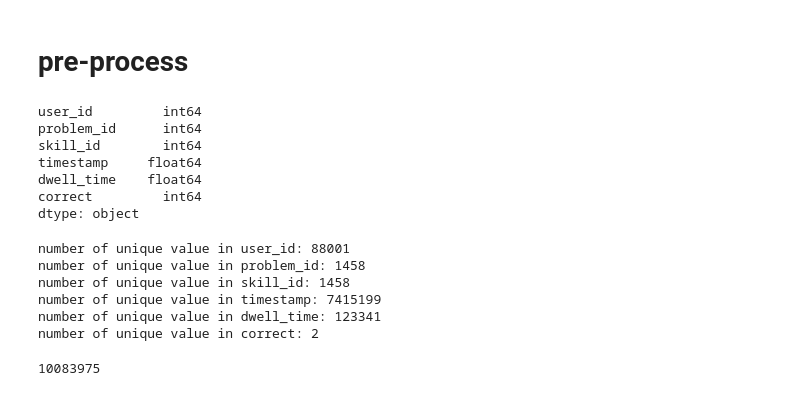
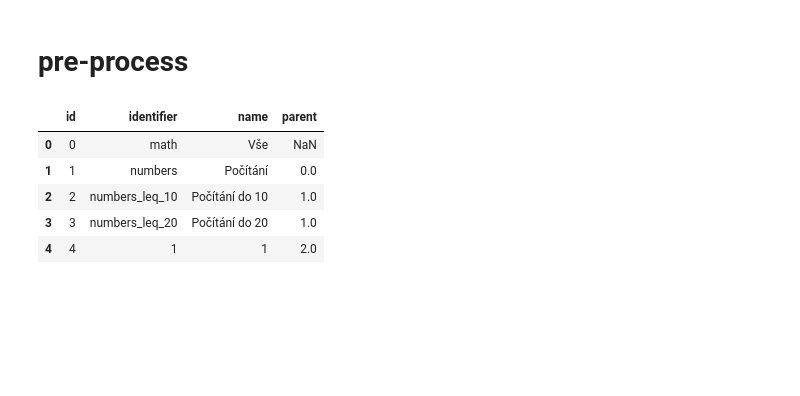
Before and after one commit to mlcolab/psi-kt, a Jupyter notebook: data/preprocess/slepemapy.ipynb, the cells around one changed output. Drawn from its saved outputs; the diff is of its cells as text; code cells hidden in the pictures; blank space fills up the shorter version.

```diff
--- a/data/preprocess/slepemapy.ipynb
+++ b/data/preprocess/slepemapy.ipynb
@@ -19,9 +18,8 @@ from utils import *
 # %%
 prefix = '/mnt/qb/work/mlcolab/hzhou52/kt/slepemapy'
-answer = pd.read_csv(os.path.join(prefix, 'answer.csv'), sep=';')
-answer.head()
-# type: Type of	question: 1)find the given place on	the	map;
-# 2) pick the name for the highlighted place
+log = pd.read_csv(os.path.join(prefix, 'answer.csv'), sep=';')
+log.head()
+# random - 0 for adaptively selected items and 1 randomly selected items
 # %% [output]
 |  | id | user | place_asked | place_answered | type | inserted | response_time | place_map | language | ... |
 | 0 | 2407 | 75 | 131 | NaN | 2 | 2013-09-26 14:45:51 | 8250 | NaN | 0 | ... |
@@ -60,5 +132,33 @@ number of unique value in user: 88001
 # %% [markdown]
 # pre-process
+# %%
+# re-index
+# - skill
+skill_id = list(skill['id'].unique())
+skill_dict = dict(zip(skill_id, range(len(skill_id))))
+skill['id'] = skill['id'].apply(lambda x: skill_dict[x])
+skill['parent'][1:] = skill['parent'][1:].apply(lambda x: skill_dict[x])
+skill.head()
+item['skill'] = item['skill'].apply(lambda x: skill_dict[x])
+item.head()
+
+# - item
+item_id = list(item['id'].unique())
+item_dict = dict(zip(item_id, range(len(item_id))))
+item['id'] = item['id'].apply(lambda x: item_dict[x])
+answer['item'] = answer['item'].apply(lambda x: item_dict[x])
+
+# - student
+stu_id = list(answer['student'].unique())
+stu_dict = dict(zip(stu_id, range(len(stu_id))))
+answer['student'] = answer['student'].apply(lambda x: stu_dict[x])
+# %% [output]
+|  | id | identifier | name | parent |
+| 0 | 0 | math | Vše | NaN |
+| 1 | 1 | numbers | Počítání | 0.0 |
+| 2 | 2 | numbers_leq_10 | Počítání do 10 | 1.0 |
+| 3 | 3 | numbers_leq_20 | Počítání do 20 | 1.0 |
+| 4 | 4 | 1 | 1 | 2.0 |
 # %%
 # create new data
 df = pd.DataFrame(columns=['user_id', 'problem_id', 'skill_id', 'timestamp', 'dwell_time', 'correct'])
@@ -87,12 +171,0 @@ df['user_id'] = df['user_id'].apply(lambda x: stu_dict[x])
-# %%
-# Adujust dtypes
-df = df.astype({'correct': np.float64, 'dwell_time': np.float64, 'timestamp': np.float64})
-df.dtypes
-# %% [output]
-user_id         int64
-problem_id      int64
-skill_id        int64
-timestamp     float64
-dwell_time    float64
-correct         int64
-dtype: object
@@ -102,11 +171,0 @@ df.to_csv(os.path.join(prefix, 'interactions.csv'), sep='\t', index=False)
-# %%
-count_unique(df, list(df.columns))
-len(df)
-# %% [output]
-number of unique value in user_id: 88001
-number of unique value in problem_id: 1458
-number of unique value in skill_id: 1458
-number of unique value in timestamp: 7415199
-number of unique value in dwell_time: 123341
-number of unique value in correct: 2
-10083975
```
Also changed, not shown: parts of 22 cells of this notebook, 15 other files.
